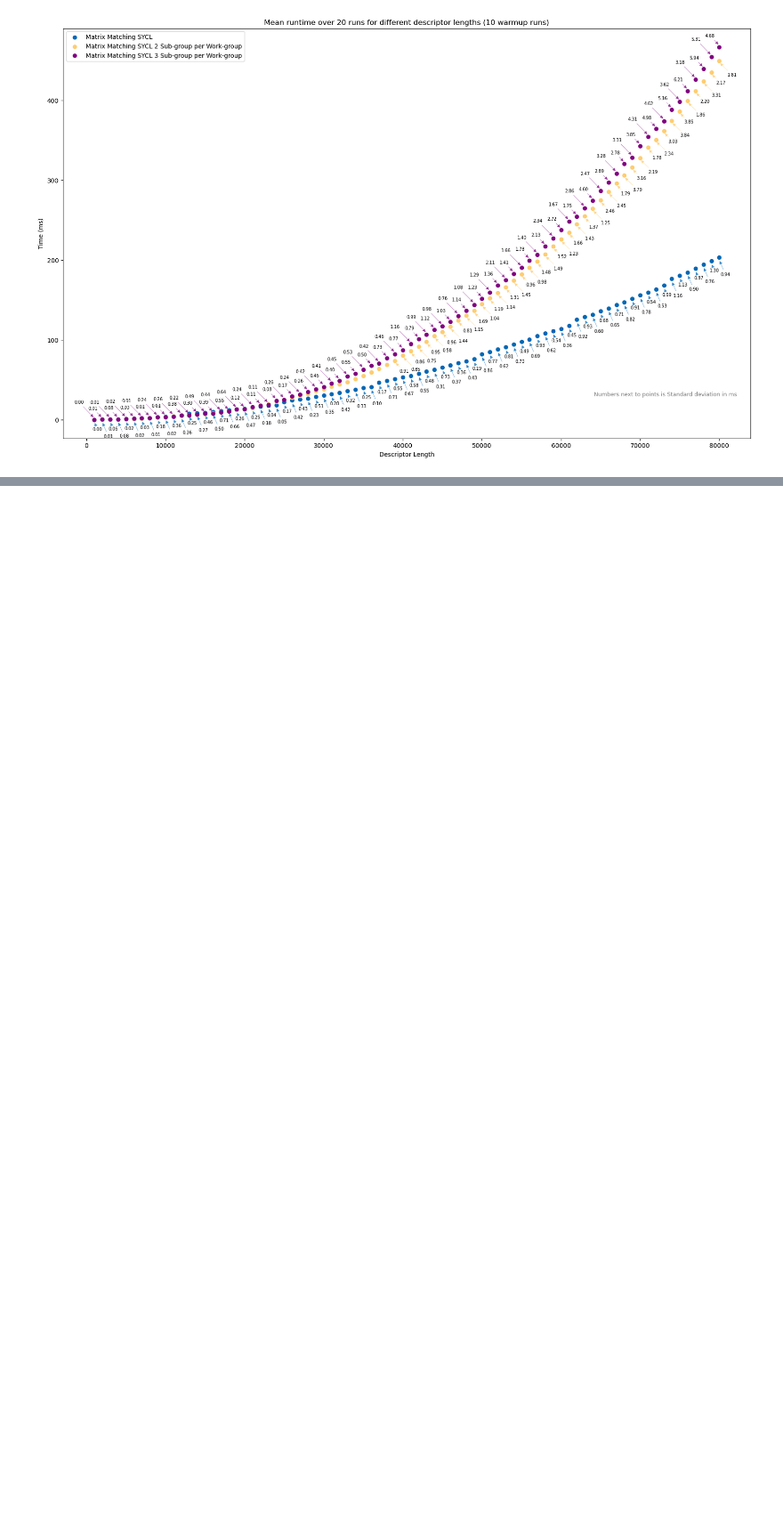
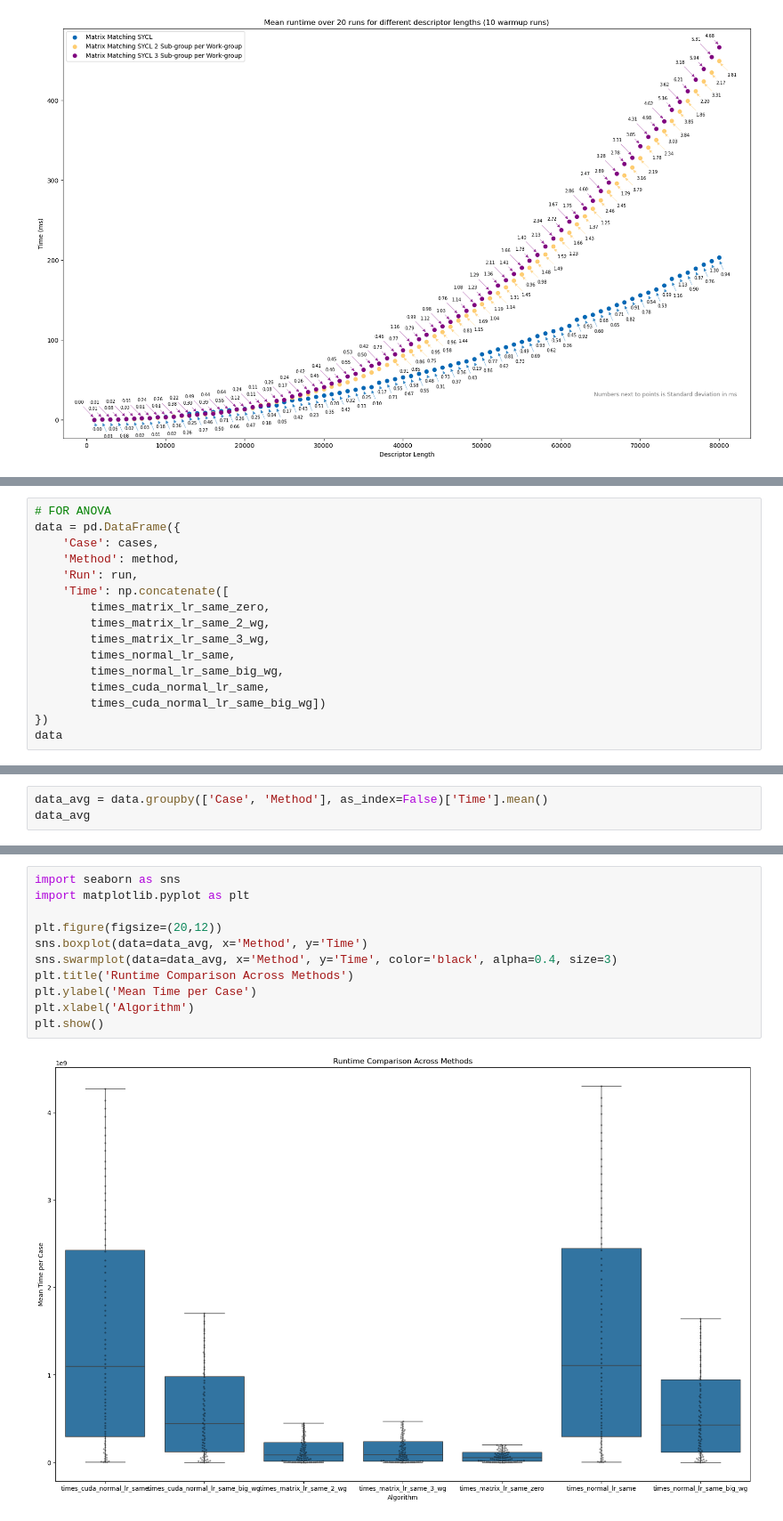
Before and after one commit to jorgenjen/sycl_popsift, a Jupyter notebook: matching_data_visualization_new.ipynb, the cells around one changed output, grey strips where cells are left out. Shown at 89% size. Drawn from its saved outputs; the diff is of its cells as text; blank space fills up the shorter version.

Commit message:
Add statistical significance and small scatter

```diff
--- a/matching_data_visualization_new.ipynb
+++ b/matching_data_visualization_new.ipynb
@@ -752,0 +873,16 @@ plt.show()
+# %%
+# FOR ANOVA
+data = pd.DataFrame({
+    'Case': cases,
+    'Method': method,
+    'Run': run,
+    'Time': np.concatenate([
+        times_matrix_lr_same_zero,
+        times_matrix_lr_same_2_wg,
+        times_matrix_lr_same_3_wg,
+        times_normal_lr_same,
+        times_normal_lr_same_big_wg,
+        times_cuda_normal_lr_same,
+        times_cuda_normal_lr_same_big_wg])
+})
+data
@@ -752,0 +903,3 @@ plt.show()
+# %%
+data_avg = data.groupby(['Case', 'Method'], as_index=False)['Time'].mean()
+data_avg
@@ -752,0 +969,13 @@ plt.show()
+# %%
+import seaborn as sns
+import matplotlib.pyplot as plt
+
+plt.figure(figsize=(20,12))
+sns.boxplot(data=data_avg, x='Method', y='Time')
+sns.swarmplot(data=data_avg, x='Method', y='Time', color='black', alpha=0.4, size=3)
+plt.title('Runtime Comparison Across Methods')
+plt.ylabel('Mean Time per Case')
+plt.xlabel('Algorithm')
+plt.show()
+# %% [output]
+[figure, added]
```
Also changed, not shown: parts of 24 cells of this notebook.
